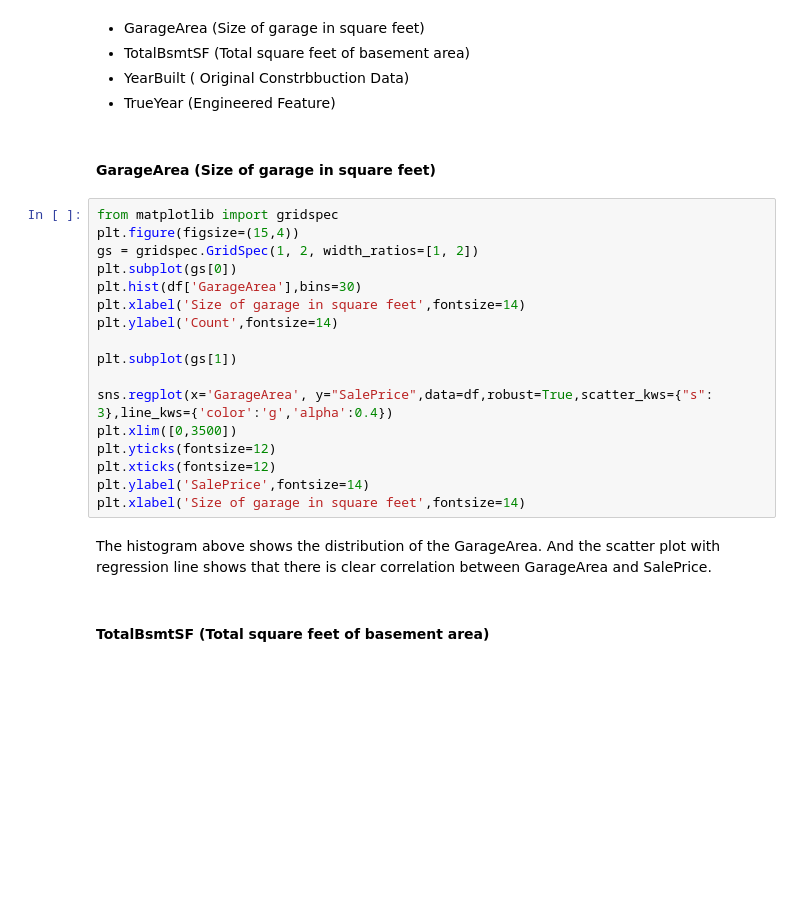
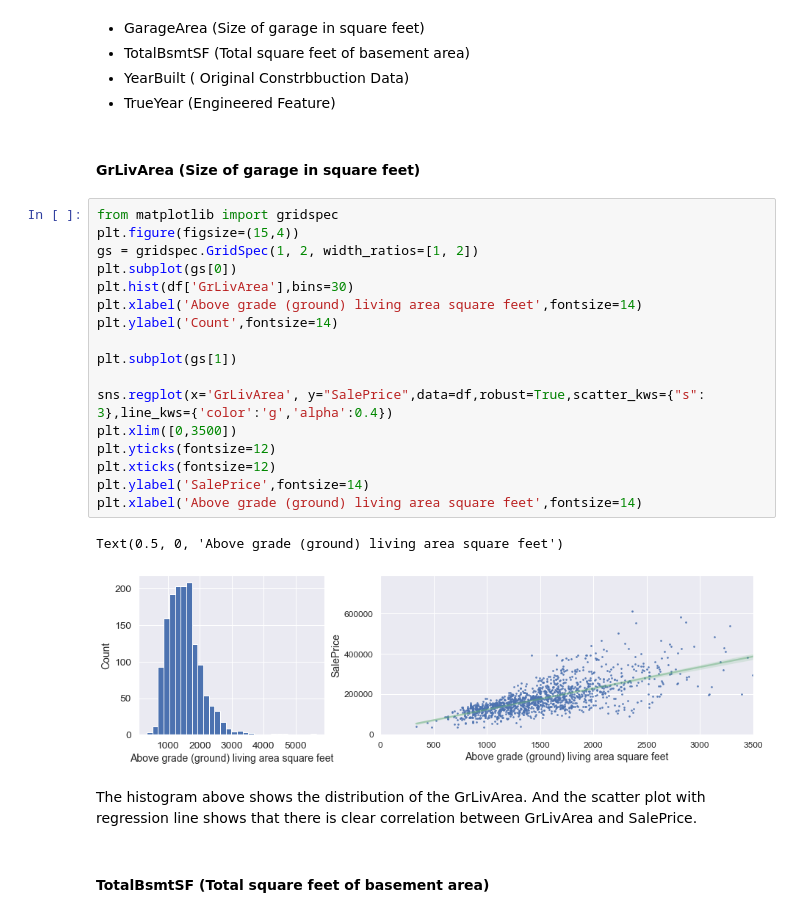
Before and after one commit to chibz3/Real_estate_investment, a Jupyter notebook: housing_prices.ipynb, the cells around one changed output. Cells and saved outputs as stored; diff of their text form; blank space fills up the shorter version.

```diff
--- a/housing_prices.ipynb
+++ b/housing_prices.ipynb
@@ -384,26 +539,29 @@ for i in range(20):
 - YearBuilt ( Original Constrbbuction Data)
 - TrueYear (Engineered Feature)
 # %% [markdown]
-#### GarageArea (Size of garage in square feet)
+#### GrLivArea (Size of garage in square feet)
 # %%
 from matplotlib import gridspec
 plt.figure(figsize=(15,4))
 gs = gridspec.GridSpec(1, 2, width_ratios=[1, 2])
 plt.subplot(gs[0])
-plt.hist(df['GarageArea'],bins=30)
-plt.xlabel('Size of garage in square feet',fontsize=14)
+plt.hist(df['GrLivArea'],bins=30)
+plt.xlabel('Above grade (ground) living area square feet',fontsize=14)
 plt.ylabel('Count',fontsize=14)
 
 plt.subplot(gs[1])
 
-sns.regplot(x='GarageArea', y="SalePrice",data=df,robust=True,scatter_kws={"s": 3},line_kws={'color':'g','alpha':0.4})
+sns.regplot(x='GrLivArea', y="SalePrice",data=df,robust=True,scatter_kws={"s": 3},line_kws={'color':'g','alpha':0.4})
 plt.xlim([0,3500])
 plt.yticks(fontsize=12)
 plt.xticks(fontsize=12)
 plt.ylabel('SalePrice',fontsize=14)
-plt.xlabel('Size of garage in square feet',fontsize=14)
+plt.xlabel('Above grade (ground) living area square feet',fontsize=14)
+# %% [output]
+Text(0.5, 0, 'Above grade (ground) living area square feet')
+[figure, added]
 # %% [markdown]
-The histogram above shows the distribution of the GarageArea. And the scatter plot with regression line shows that there is clear correlation between GarageArea and SalePrice.
+The histogram above shows the distribution of the GrLivArea. And the scatter plot with regression line shows that there is clear correlation between GrLivArea and SalePrice.
 # %% [markdown]
 ####  TotalBsmtSF (Total square feet of basement area)
 # %%
```
Also changed, not shown: parts of 55 cells of this notebook.
